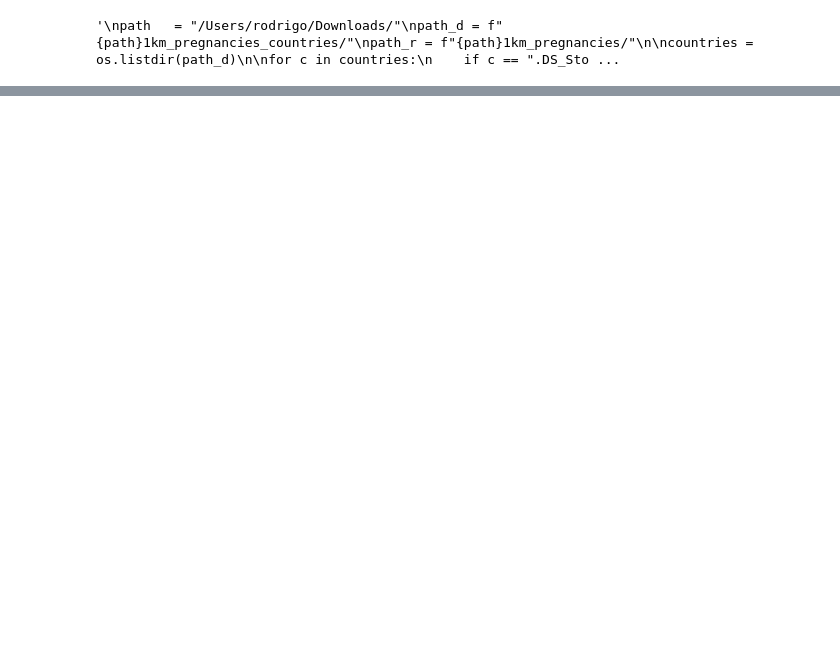
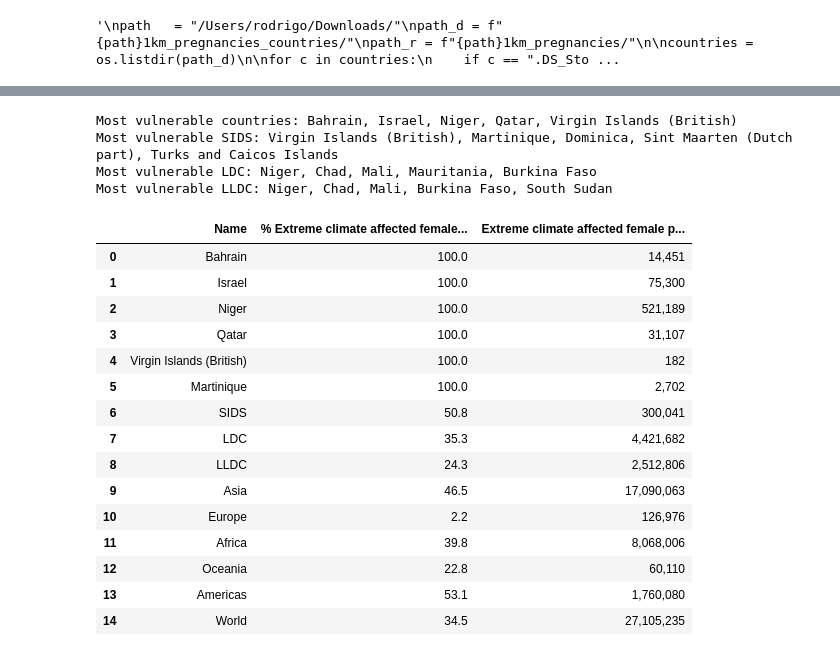
Before and after one commit to rodrigoms95/UNESCO_climate, a Jupyter notebook: code/impact_women.ipynb, the cells around one changed output, grey strips where cells are left out. Cells and saved outputs as stored; diff of their text form; code cells hidden in the pictures; blank space fills up the shorter version.

```diff
--- a/code/impact_women.ipynb
+++ b/code/impact_women.ipynb
@@ -65,0 +1,24 @@ df_iso["ISO_N3_EH"] = borders["ISO_N3_EH"].astype(int)
+# %%
+# Calcula la exposición al cambio climático para grupos demográficos femeninos
+
+# Importamos librerías
+import numpy as np
+import pandas as pd
+import geopandas as gpd
+import geoviews as gv
+
+# Parámetros de mapas
+gv.extension("matplotlib")
+def hook(plot, element):
+    cax = plot.handles["cax"]
+    ax = plot.handles["axis"]
+    bbox = ax.get_position()
+    l, b, w, h = bbox.x0, bbox.y0, bbox.width, bbox.height
+    cax.set_position([l, 0.9*b, w, 0.05*h])
+options = { "colorbar": True, "linewidth": 0.4,
+    "hooks": [hook], "ylim":(-62,85), "xlim":(-180,180),
+    "colorbar_opts": {"orientation": "horizontal"} }
+options_m = { "bgcolor": "lightgray", "fontscale": 2, "aspect": 2.25 }
+
+# Parámetros de visualización de tablas
+pd.options.display.float_format = '{:,.1f}'.format
@@ -502,0 +401,25 @@ df_iso.loc[ df_iso[name_tp] >= 100, ["name", name_t, name_tp] + name_c
+# %%
+disp = display(df, perc_g[0][i], var_i = [ name_g[0][i] ], p = False,
+    type = "index", add = [False, True], format = ["{:,.1f}", "{:,.0f}"])
+disp
+# %% [output]
+Most vulnerable countries: Bahrain, Israel, Niger, Qatar, Virgin Islands (British)
+Most vulnerable SIDS: Virgin Islands (British), Martinique, Dominica, Sint Maarten (Dutch part), Turks and Caicos Islands
+Most vulnerable LDC: Niger, Chad, Mali, Mauritania, Burkina Faso
+Most vulnerable LLDC: Niger, Chad, Mali, Burkina Faso, South Sudan
+|  | Name | % Extreme climate affected female... | Extreme climate affected female p... |
+| 0 | Bahrain | 100.0 | 14,451 |
+| 1 | Israel | 100.0 | 75,300 |
+| 2 | Niger | 100.0 | 521,189 |
+| 3 | Qatar | 100.0 | 31,107 |
+| 4 | Virgin Islands (British) | 100.0 | 182 |
+| 5 | Martinique | 100.0 | 2,702 |
+| 6 | SIDS | 50.8 | 300,041 |
+| 7 | LDC | 35.3 | 4,421,682 |
+| 8 | LLDC | 24.3 | 2,512,806 |
+| 9 | Asia | 46.5 | 17,090,063 |
+| 10 | Europe | 2.2 | 126,976 |
+| 11 | Africa | 39.8 | 8,068,006 |
+| 12 | Oceania | 22.8 | 60,110 |
+| 13 | Americas | 53.1 | 1,760,080 |
+| 14 | World | 34.5 | 27,105,235 |
```
Also changed, not shown: parts of 20 cells of this notebook, 1 other file.
